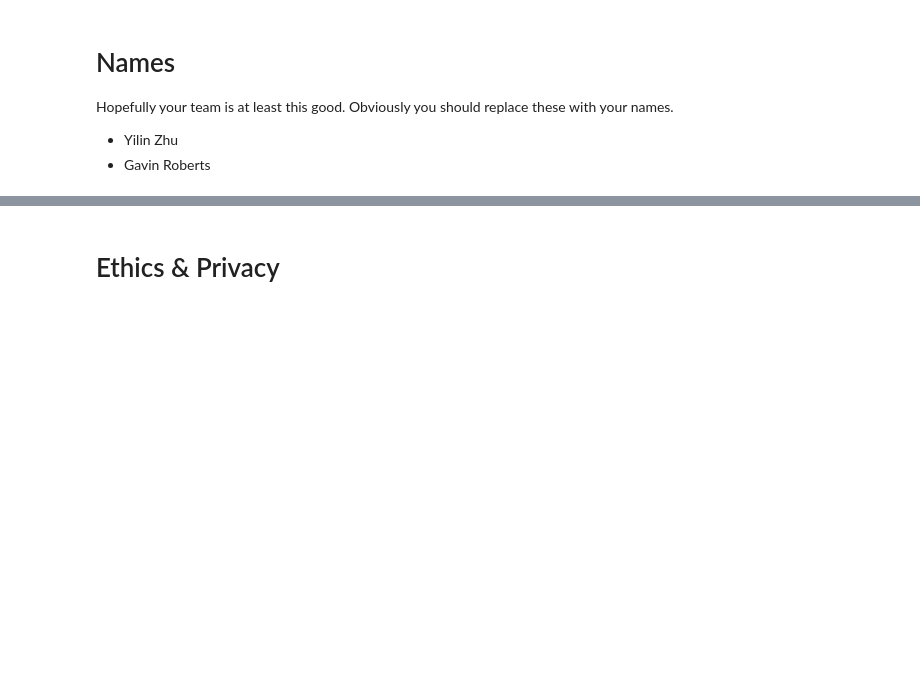
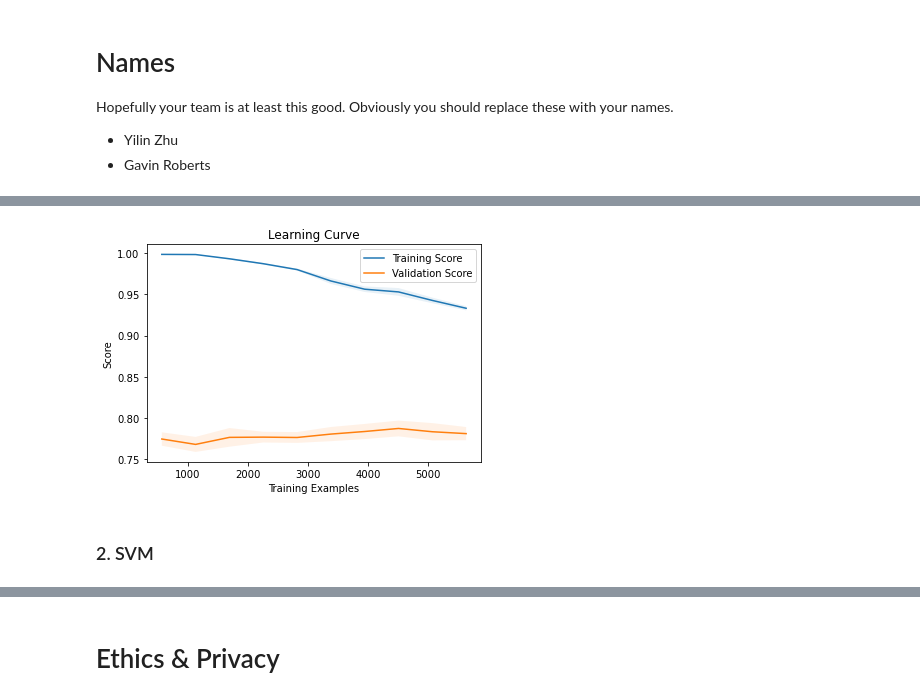
Before and after one commit to COGS118A/Group014-SP23, a Jupyter notebook: Checkpoint_Group014-SP23.ipynb, the cells around one changed output, grey strips where cells are left out. Saved outputs shown, nothing was run; the diff lists cells and outputs as text; code cells hidden in the pictures; blank space fills up the shorter version.

```diff
--- a/Checkpoint_Group014-SP23.ipynb
+++ b/Checkpoint_Group014-SP23.ipynb
@@ -66,0 +461,3 @@ Examples would include:
+# %%
+columns_to_drop = ['gender', 'PhoneService', 'MultipleLines']
+df = df.drop(columns=columns_to_drop)
@@ -66,0 +502,16 @@ Examples would include:
+# %%
+# Split data
+boost_X = encoded_df.drop('Churn', axis=1)
+boost_y = encoded_df['Churn']
+
+X_train, X_test, y_train, y_test = train_test_split(boost_X, boost_y, test_size=0.2, random_state=42)
+
+# Create XGBoost classifier
+model = xgb.XGBClassifier()
+
+# Fit model
+model.fit(X_train, y_train)
+
+# Evaluate the model using the metric accuracy
+accuracy = model.score(X_test, y_test)
+print("Accuracy:", accuracy)
@@ -66,0 +524,30 @@ Examples would include:
+# %%
+# Define the number of training examples
+train_sizes = np.linspace(0.1, 1.0, 10)
+
+# Learning curve scores
+train_sizes, train_scores, val_scores = learning_curve(model, boost_X, boost_y, train_sizes=train_sizes, cv=5)
+
+# Calculate mean and standard deviation for plots
+ts_mean = np.mean(train_scores, axis=1)
+ts_std = np.std(train_scores, axis=1)
+vs_mean = np.mean(val_scores, axis=1)
+vs_std = np.std(val_scores, axis=1)
+
+# Plot learning curves
+plt.figure()
+plt.plot(train_sizes, ts_mean, label='Training Score')
+plt.plot(train_sizes, vs_mean, label='Validation Score')
+plt.fill_between(train_sizes, ts_mean - ts_std, ts_mean + ts_std, alpha=0.1)
+plt.fill_between(train_sizes, vs_mean - vs_std, vs_mean + vs_std, alpha=0.1)
+
+# Create labels and title
+plt.xlabel("Training Examples")
+plt.ylabel("Score")
+plt.title("Learning Curve")
+plt.legend(loc="best")
+plt.show()
+# %% [output]
+[figure, added]
+# %% [markdown]
+### 2. SVM
```
Also changed, not shown: parts of 60 cells of this notebook, 1 other file.
